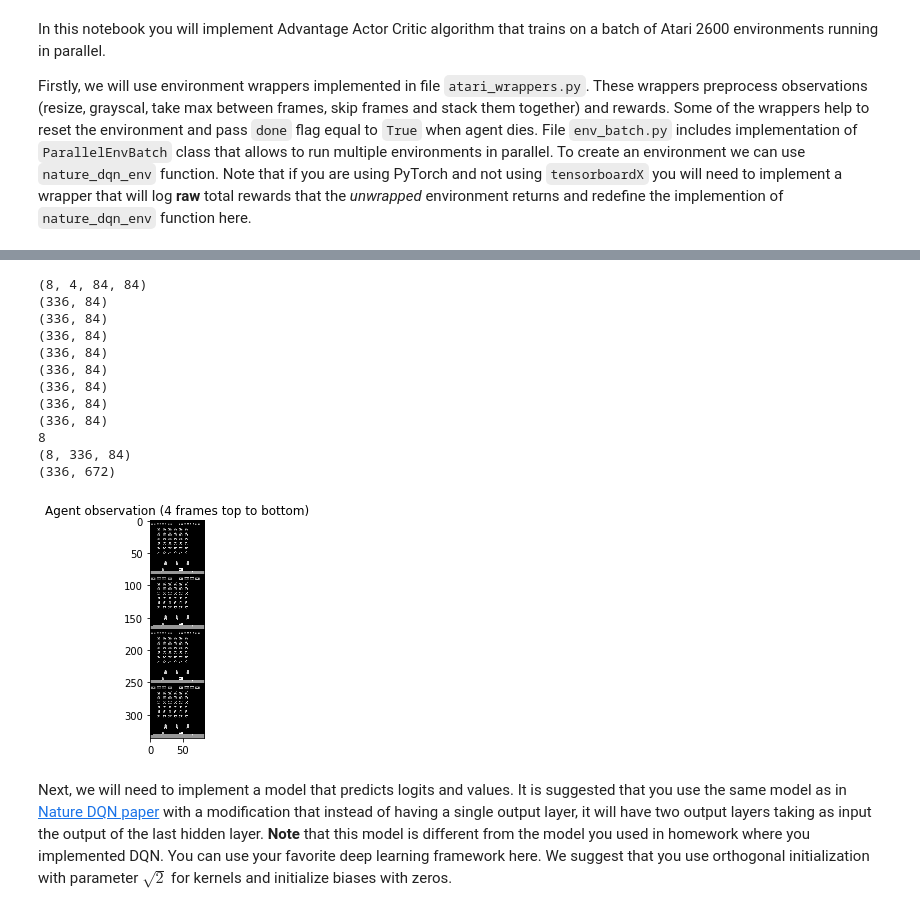
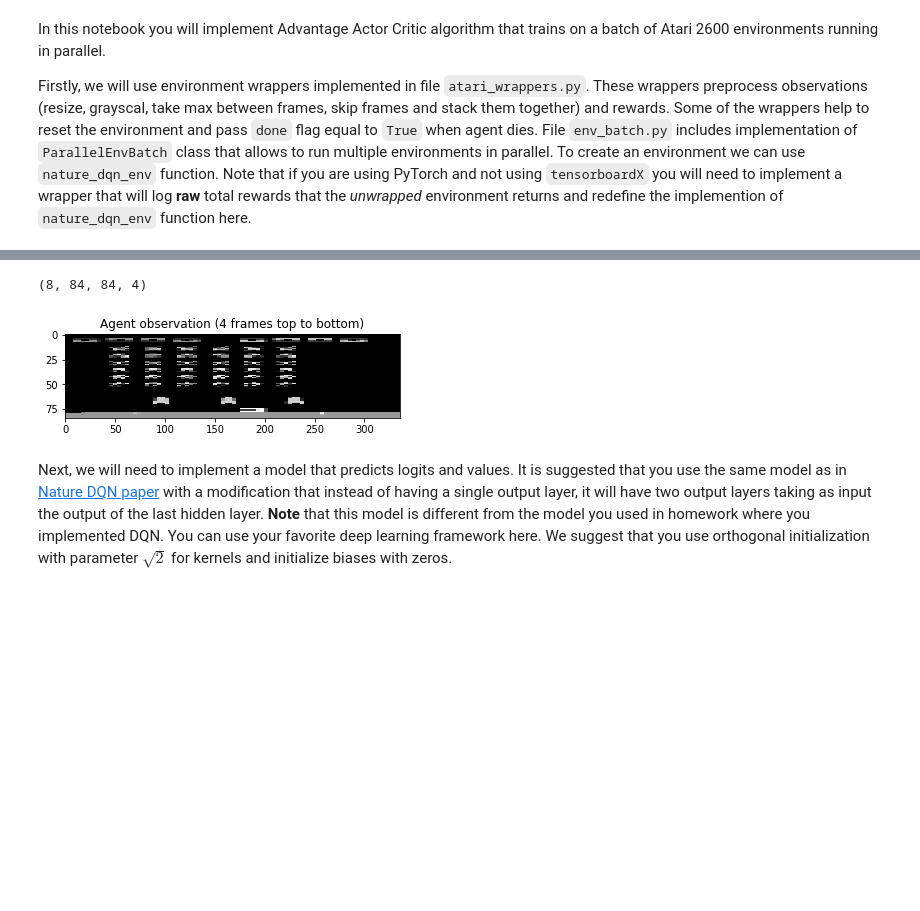
Before and after one commit to denklewer/yandex-rl-tasks, a Jupyter notebook: Hometasks/actor-critic/a2c-optional.ipynb, the cells around one changed output, grey strips where cells are left out. Cells and saved outputs as stored; diff of their text form; code cells hidden in the pictures; blank space fills up the shorter version.

```diff
--- a/Hometasks/actor-critic/a2c-optional.ipynb
+++ b/Hometasks/actor-critic/a2c-optional.ipynb
@@ -74,35 +64,15 @@ obs.shape (8, 4, 84, 84)
 # %%
 import matplotlib.pyplot as plt
 %matplotlib inline
 
 plt.title("Agent observation (4 frames top to bottom)")
 print(obs.shape)
-result = []
-for env_ex in obs:
-  row = env_ex.reshape(-1, 84)
-  print(row.shape)
-  result.append(row)
-print(len(result))
-result = np.array(result)
-print (result.shape)
-print(result.reshape(result.shape[1], -1).shape)
 
-plt.imshow( result[0], cmap='gray')
+plt.imshow( obs[0].reshape(84, -1), cmap='gray')
 plt.show()
 # %% [output]
-(8, 4, 84, 84)
-(336, 84)
-(336, 84)
-(336, 84)
-(336, 84)
-(336, 84)
-(336, 84)
-(336, 84)
-(336, 84)
-8
-(8, 336, 84)
-(336, 672)
+(8, 84, 84, 4)
-[figure, old version]
+[figure, new version]
 # %% [markdown]
 Next, we will need to implement a model that predicts logits and values. It is suggested that you use the same model as in [Nature DQN paper](https://web.stanford.edu/class/psych209/Readings/MnihEtAlHassibis15NatureControlDeepRL.pdf) with a modification that instead of having a single output layer, it will have two output layers taking as input the output of the last hidden layer. **Note** that this model is different from the model you used in homework where you implemented DQN. You can use your favorite deep learning framework here. We suggest that you use orthogonal initialization with parameter $\sqrt{2}$ for kernels and initialize biases with zeros.
 # %%
```
Also changed, not shown: parts of 8 cells of this notebook.
